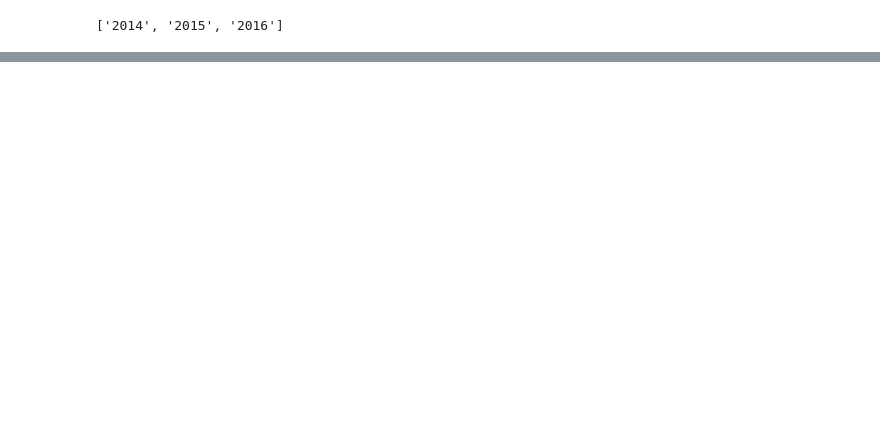
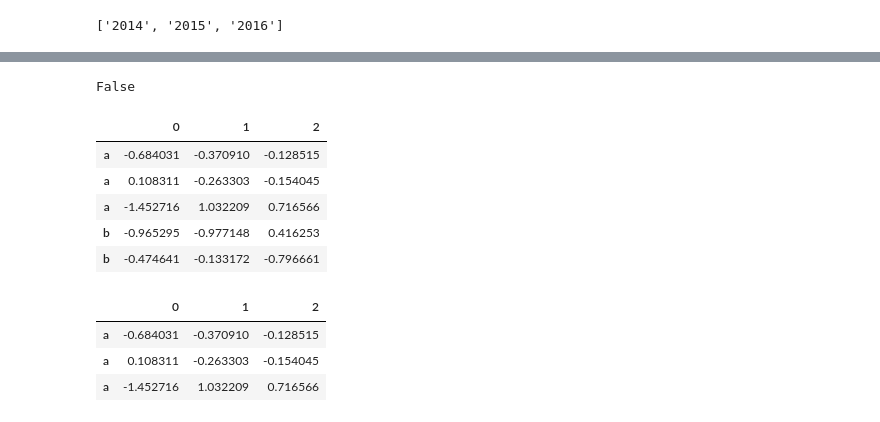
Before and after one commit to rex0422/python, a Jupyter notebook: Numpy_Pandas_Basics.ipynb, the cells around one changed output, grey strips where cells are left out. Saved outputs shown, nothing was run; the diff lists cells and outputs as text; code cells hidden in the pictures; blank space fills up the shorter version.

```diff
--- a/Numpy_Pandas_Basics.ipynb
+++ b/Numpy_Pandas_Basics.ipynb
@@ -244,0 +391,21 @@ Name: 2016, dtype: float64
+# %%
+obj.index.is_unique
+# %% [output]
+False
+# %%
+df = pd.DataFrame(np.random.randn(5,3), index=["a","a","a","b","b"])
+df
+# %% [output]
+|  | 0 | 1 | 2 |
+| a | -0.684031 | -0.370910 | -0.128515 |
+| a | 0.108311 | -0.263303 | -0.154045 |
+| a | -1.452716 | 1.032209 | 0.716566 |
+| b | -0.965295 | -0.977148 | 0.416253 |
+| b | -0.474641 | -0.133172 | -0.796661 |
+# %%
+df.loc["a"]
+# %% [output]
+|  | 0 | 1 | 2 |
+| a | -0.684031 | -0.370910 | -0.128515 |
+| a | 0.108311 | -0.263303 | -0.154045 |
+| a | -1.452716 | 1.032209 | 0.716566 |
```
Also changed, not shown: parts of 52 cells of this notebook.
